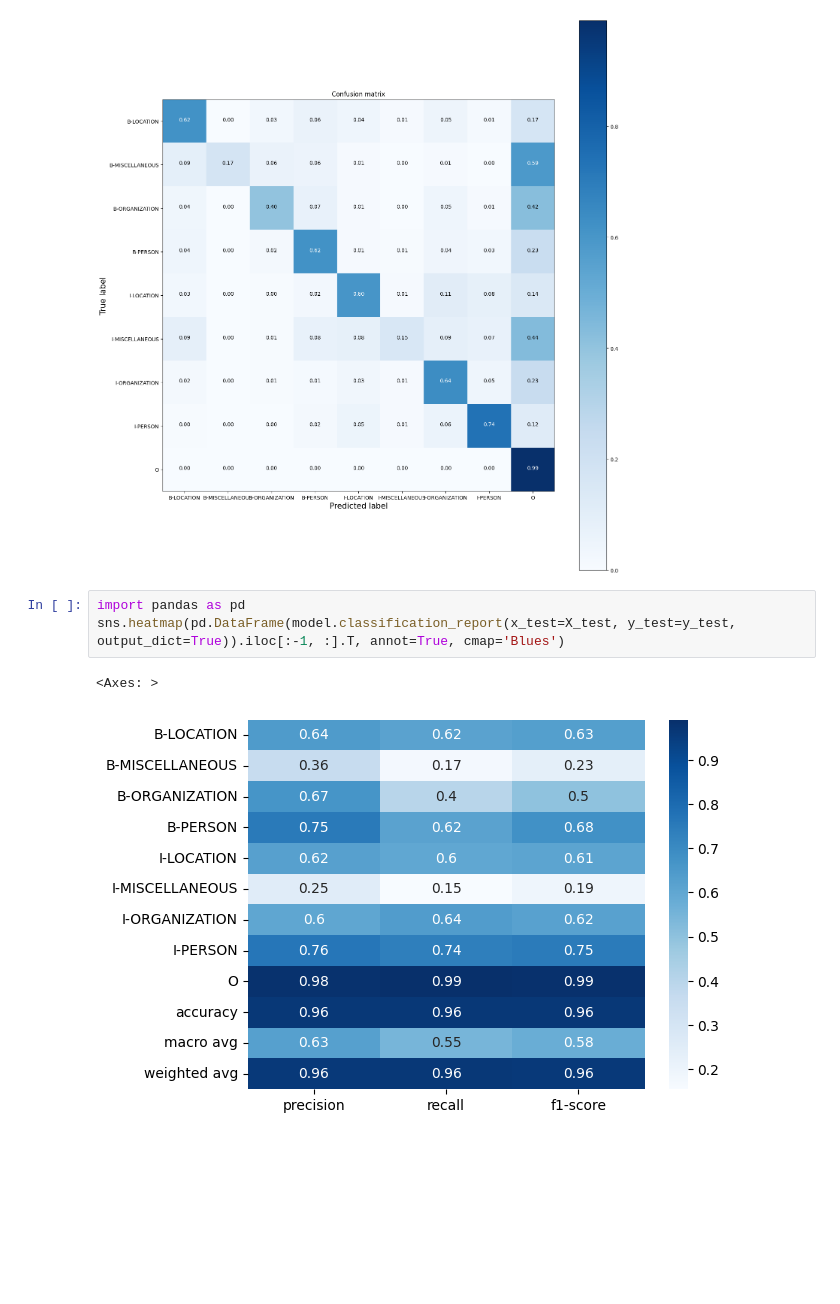
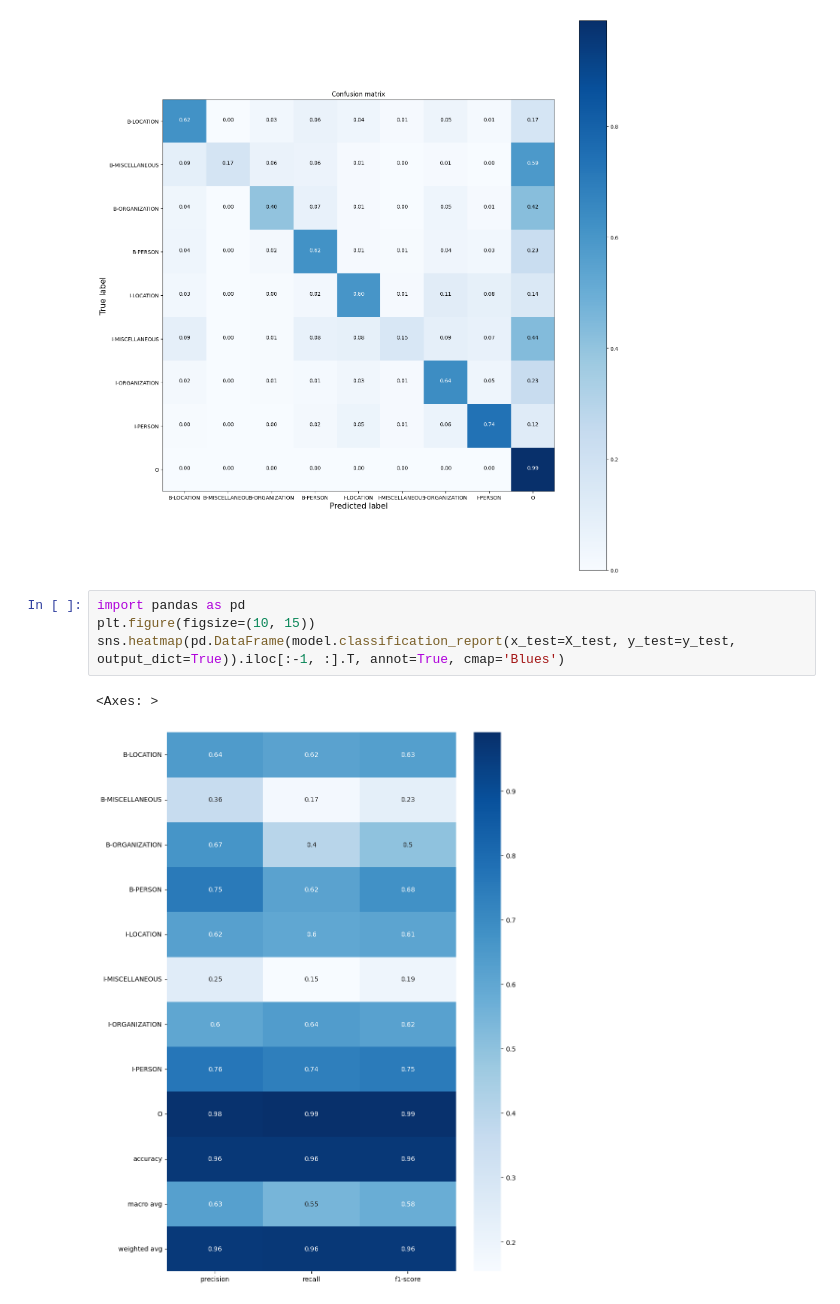
Before and after one commit to 4ursmile/NER-using-CRF, a Jupyter notebook: NER-CRF.ipynb, the cells around one changed output. Saved outputs shown, nothing was run; the diff lists cells and outputs as text; blank space fills up the shorter version.

Commit message:
add plot

```diff
--- a/NER-CRF.ipynb
+++ b/NER-CRF.ipynb
@@ -351,7 +351,8 @@ plot_confusion_matrix(y_true=y_test, y_pred=model.predict(X_test), normalize=Tru
 [figure]
 # %%
 import pandas as pd
+plt.figure(figsize=(10, 15))
 sns.heatmap(pd.DataFrame(model.classification_report(x_test=X_test, y_test=y_test, output_dict=True)).iloc[:-1, :].T, annot=True, cmap='Blues')
 # %% [output]
 <Axes: >
-[figure, old version]
+[figure, new version]
```
Also changed, not shown: parts of 1 cell of this notebook.
